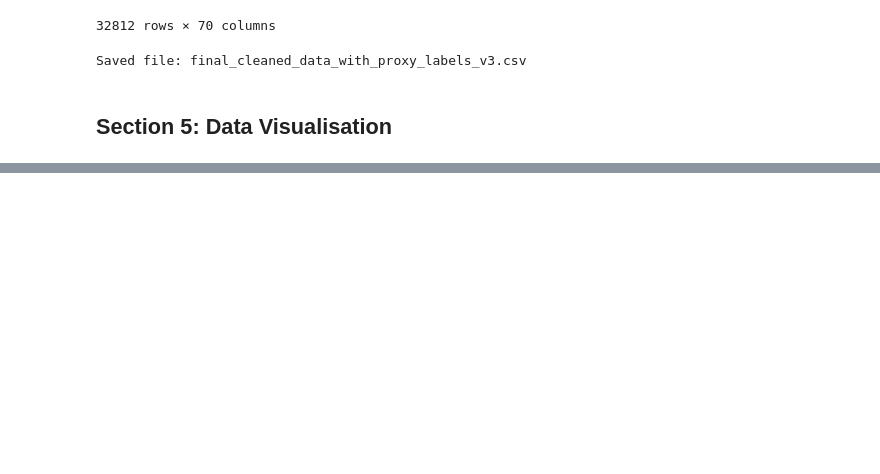
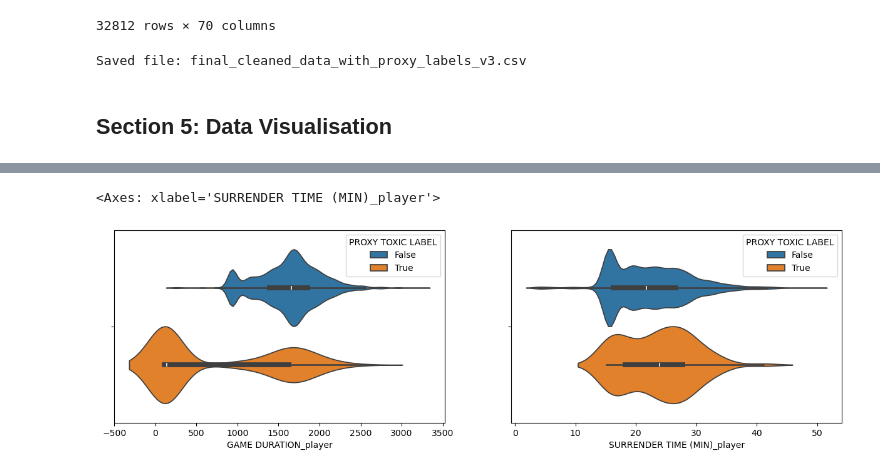
Before and after one commit to lybytes/lol-toxicity-analysis, a Jupyter notebook: ST445_Project_Main v2.ipynb, the cells around one changed output, grey strips where cells are left out. Cells and saved outputs as stored; diff of their text form; code cells hidden in the pictures; blank space fills up the shorter version.

```diff
--- a/ST445_Project_Main v2.ipynb
+++ b/ST445_Project_Main v2.ipynb
@@ -1307,0 +1394,10 @@ df_full_clean = pd.read_csv('final_cleaned_data_with_proxy_labels_v3.csv')
+# %%
+fig, axes = plt.subplots(1, 2, figsize=(15, 4))
+
+sns.violinplot(data=df_full_clean, x='GAME DURATION_player', hue='PROXY TOXIC LABEL', fill=True, ax=axes[0])
+sns.violinplot(data=df_full_clean[df_full_clean['SURRENDER_player']], x='SURRENDER TIME (MIN)_player', hue='PROXY TOXIC LABEL', fill=True, ax=axes[1])
+# of those who did surrender, split it by toxic and non-toxic
+plt.tight_layout()
+# %% [output]
+<Axes: xlabel='SURRENDER TIME (MIN)_player'>
+[figure, added]
```
Also changed, not shown: parts of 8 cells of this notebook.
